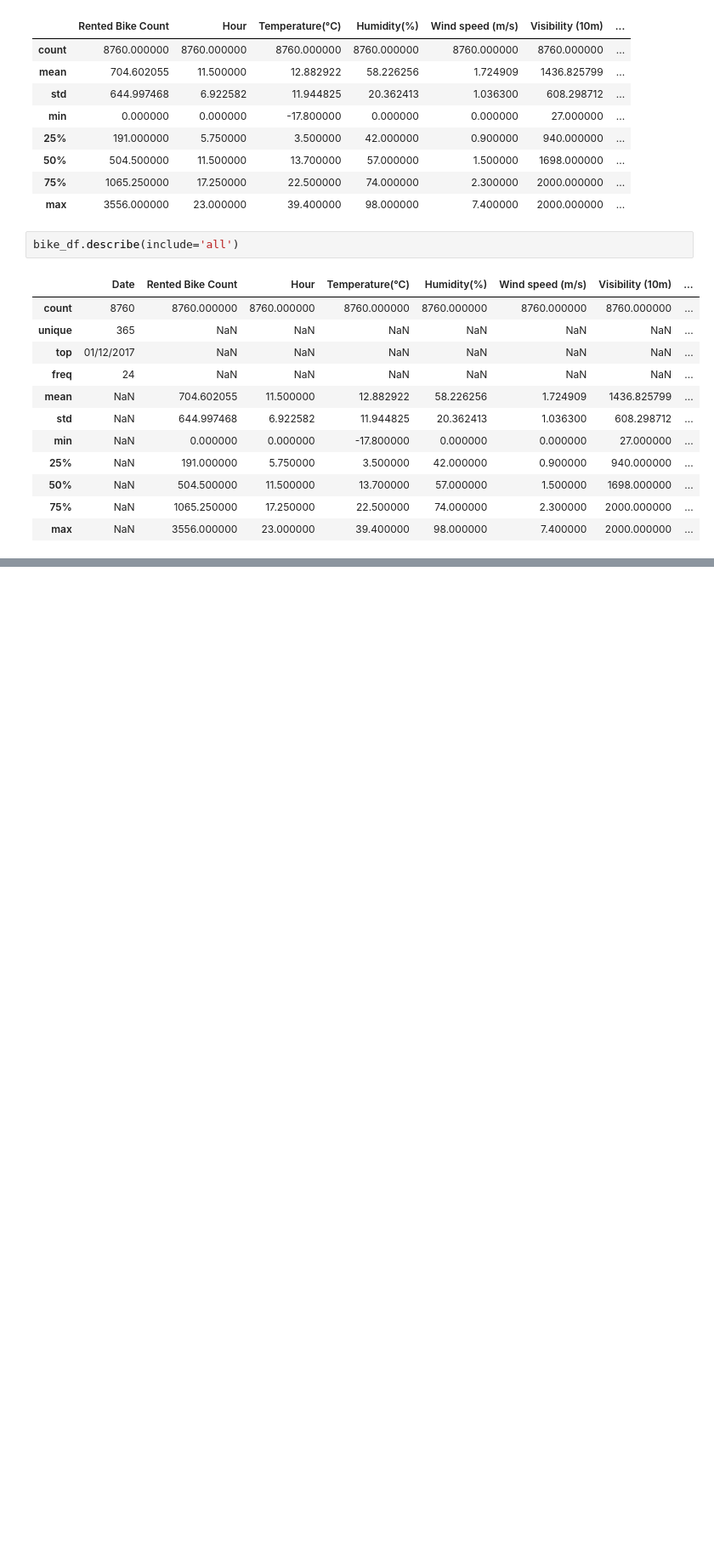
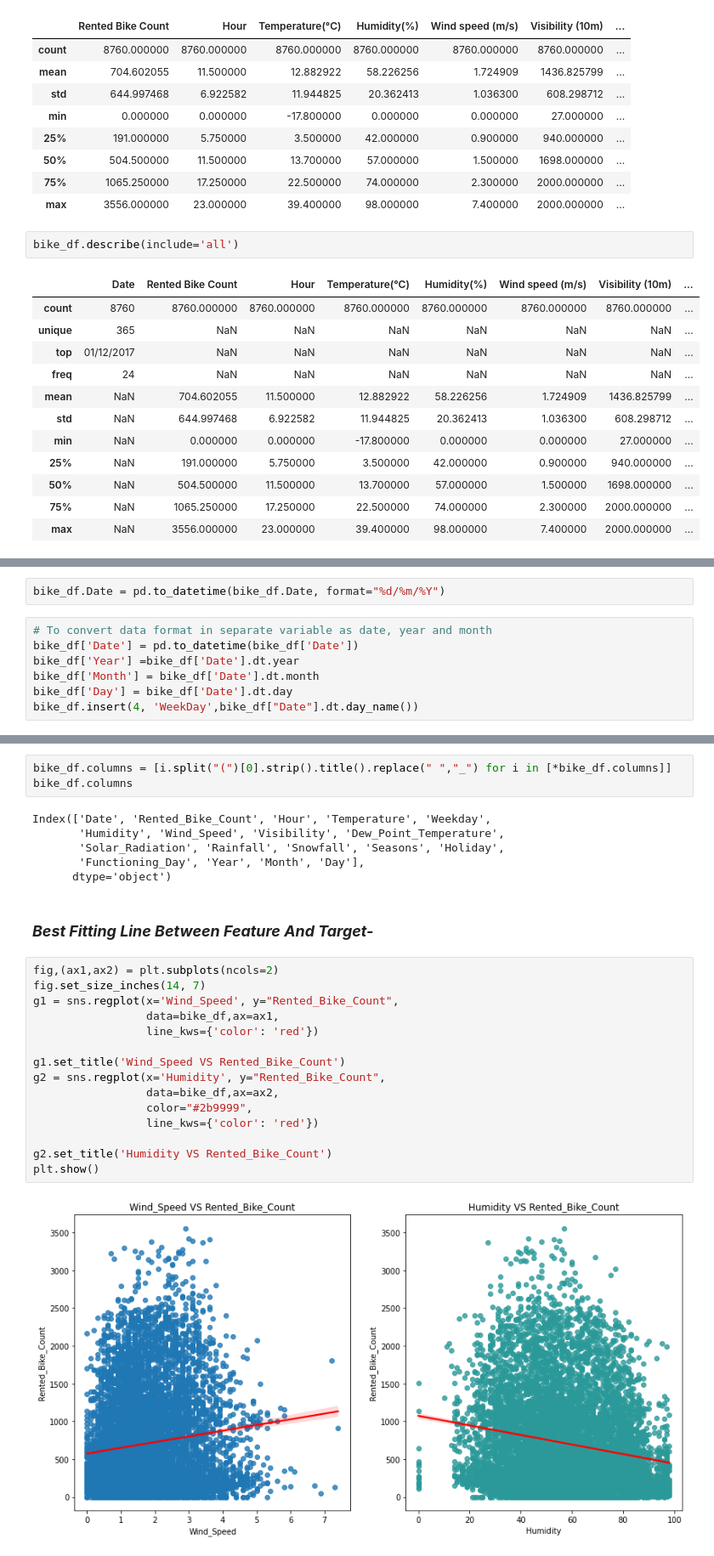
Before and after one commit to VermaSanjayrk/Seoul-Bike-Sharing-Demand-Prediction, a Jupyter notebook: Seoul_Bike_Sharing_Demand_Prediction.ipynb, the cells around one changed output, grey strips where cells are left out. Shown at 85% size. Cells and saved outputs as stored; diff of their text form; blank space fills up the shorter version.

```diff
--- a/Seoul_Bike_Sharing_Demand_Prediction.ipynb
+++ b/Seoul_Bike_Sharing_Demand_Prediction.ipynb
@@ -158,0 +188,9 @@ bike_df.describe(include='all')
+# %%
+bike_df.Date = pd.to_datetime(bike_df.Date, format="%d/%m/%Y")
+# %%
+# To convert data format in separate variable as date, year and month
+bike_df['Date'] = pd.to_datetime(bike_df['Date'])
+bike_df['Year'] =bike_df['Date'].dt.year
+bike_df['Month'] = bike_df['Date'].dt.month
+bike_df['Day'] = bike_df['Date'].dt.day
+bike_df.insert(4, 'WeekDay',bike_df["Date"].dt.day_name())
@@ -158,0 +201,28 @@ bike_df.describe(include='all')
+# %%
+bike_df.columns = [i.split("(")[0].strip().title().replace(" ","_") for i in [*bike_df.columns]]
+bike_df.columns
+# %% [output]
+Index(['Date', 'Rented_Bike_Count', 'Hour', 'Temperature', 'Weekday',
+       'Humidity', 'Wind_Speed', 'Visibility', 'Dew_Point_Temperature',
+       'Solar_Radiation', 'Rainfall', 'Snowfall', 'Seasons', 'Holiday',
+       'Functioning_Day', 'Year', 'Month', 'Day'],
+      dtype='object')
+# %% [markdown]
+### ***Best Fitting Line Between Feature And Target-***
+# %%
+fig,(ax1,ax2) = plt.subplots(ncols=2)
+fig.set_size_inches(14, 7)
+g1 = sns.regplot(x='Wind_Speed', y="Rented_Bike_Count",
+                 data=bike_df,ax=ax1,
+                 line_kws={'color': 'red'})
+
+g1.set_title('Wind_Speed VS Rented_Bike_Count')
+g2 = sns.regplot(x='Humidity', y="Rented_Bike_Count",
+                 data=bike_df,ax=ax2,
+                 color="#2b9999",
+                 line_kws={'color': 'red'})
+
+g2.set_title('Humidity VS Rented_Bike_Count')
+plt.show()
+# %% [output]
+[figure, added]
```
Also changed, not shown: parts of 9 cells of this notebook.
